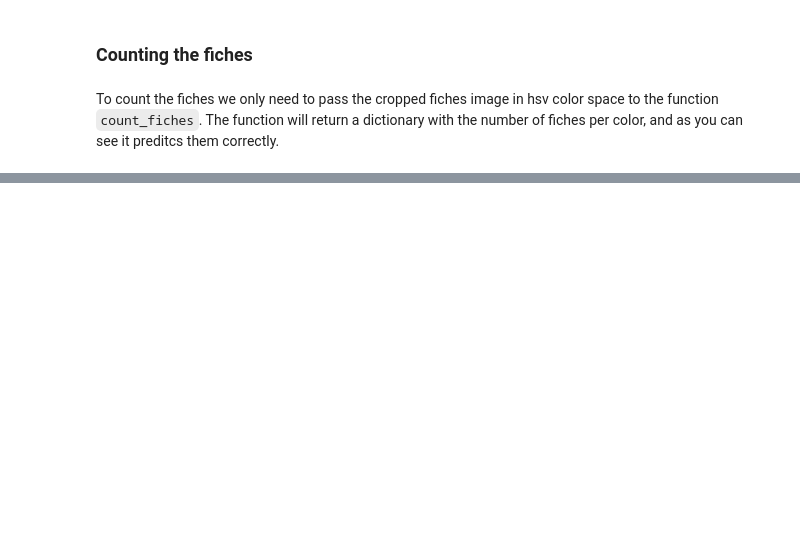
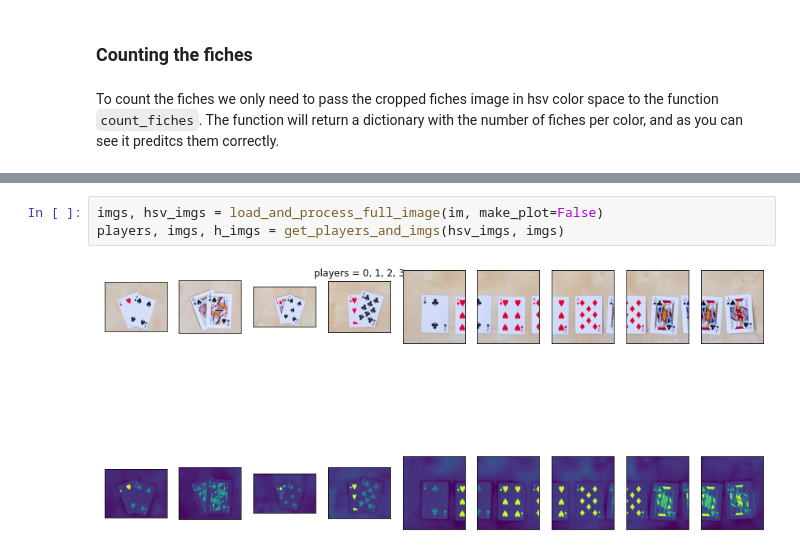
Before and after one commit to fraborg99/Iapr_final_project, a Jupyter notebook: functions_examples.ipynb, the cells around one changed output, grey strips where cells are left out. Drawn from its saved outputs; the diff is of its cells as text; blank space fills up the shorter version.

```diff
--- a/functions_examples.ipynb
+++ b/functions_examples.ipynb
@@ -126,0 +109,5 @@ count_fiches(fiches)
+# %%
+imgs, hsv_imgs = load_and_process_full_image(im, make_plot=False)
+players, imgs, h_imgs = get_players_and_imgs(hsv_imgs, imgs)
+# %% [output]
+[figure, added]
```
Also changed, not shown: parts of 8 cells of this notebook.
